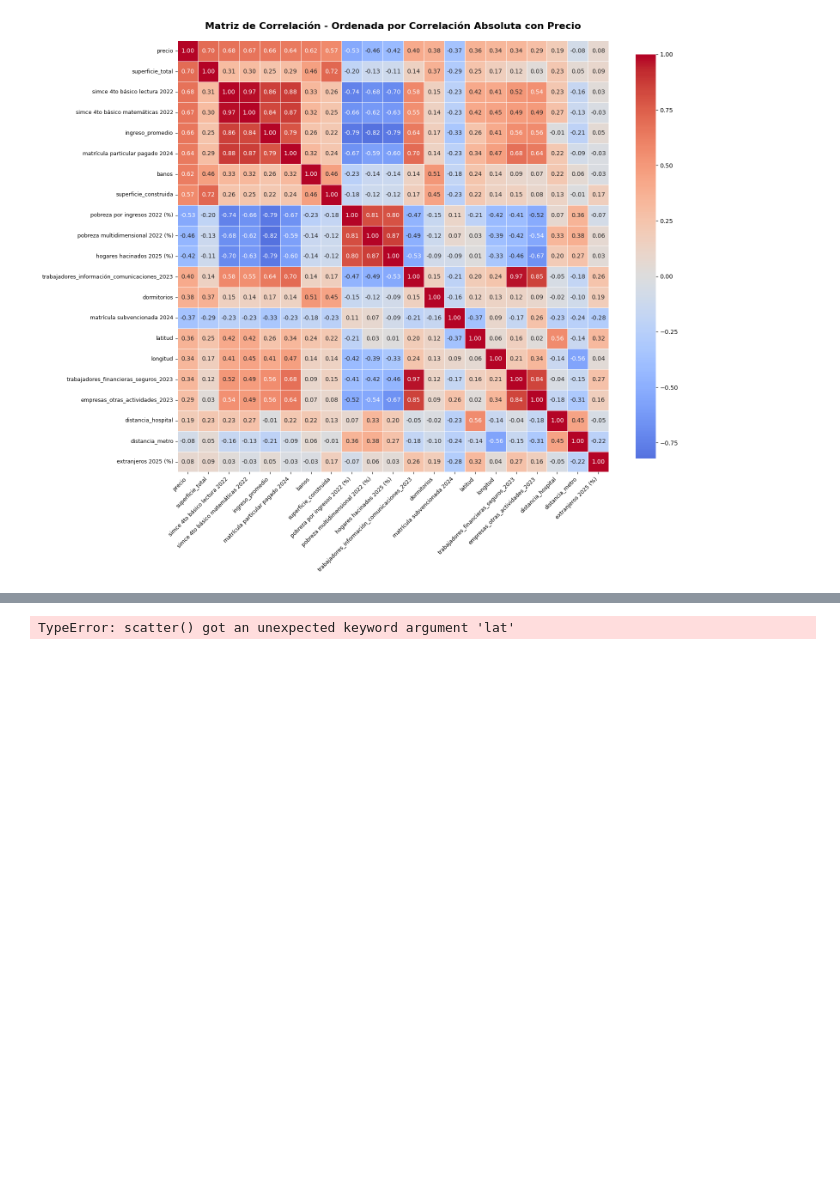
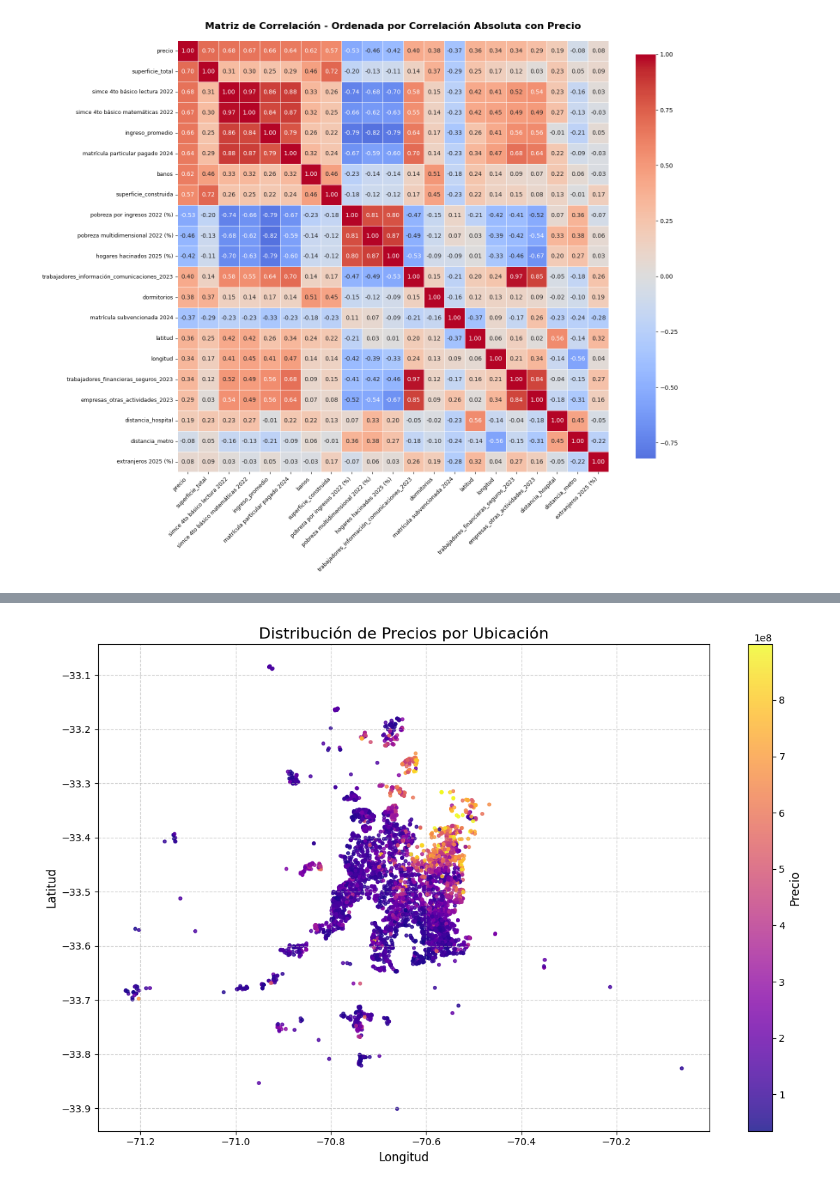
Before and after one commit to NicolasCortesLeon/Proyecto_Tesis, a Jupyter notebook: notebooks/5.EDA/5.1.EDA_variables_importantes.ipynb, the cells around one changed output, grey strips where cells are left out. Drawn from its saved outputs; the diff is of its cells as text; code cells hidden in the pictures; blank space fills up the shorter version.

Commit message:
actualizando mapa de calor erroneo

```diff
--- a/notebooks/5.EDA/5.1.EDA_variables_importantes.ipynb
+++ b/notebooks/5.EDA/5.1.EDA_variables_importantes.ipynb
@@ -226,28 +169,28 @@ fig.write_html("mapa_de_calor_precios.html")
 fig
-# %%
-import plotly.express as px
-
-# Asegúrate de que tu DataFrame 'df' esté cargado con 'latitud', 'longitud' y 'precio'
-# Ejemplo: df = pd.read_csv('tus_datos.csv')
-
-fig = px.scatter(df,
-                 lat='latitud',
-                 lon='longitud',
-                 color='precio', # Aquí especificamos que el color dependa del 'precio'
-                 size_max=10,    # Tamaño máximo de los puntos (ajusta si es necesario)
-                 opacity=0.8,    # Opacidad de los puntos
-                 title='Distribución de Precios por Ubicación',
-                 color_continuous_scale=px.colors.sequential.Viridis, # Escala de color
-                 # Puedes añadir un tooltip para ver info al pasar el ratón
-                 hover_name='precio', # Muestra el precio en el tooltip
-                 hover_data={'latitud': False, 'longitud': False, 'precio': True}, # Qué info mostrar
-                 mapbox_style="open-street-map", # Estilo del mapa de fondo
-                 zoom=8, # Ajusta el zoom inicial
-                 center=dict(lat=df['latitud'].mean(), lon=df['longitud'].mean()) # Centra el mapa
-                )
-
-fig.update_layout(margin={"r":0,"t":50,"l":0,"b":0})
-
-fig.show() # Para mostrar en un entorno interactivo como Jupyter
-# %% [output]
-TypeError: scatter() got an unexpected keyword argument 'lat'
+# %%
+
+import seaborn as sns
+import pandas as pd
+
+plt.figure(figsize=(12, 8))
+
+
+scatter = plt.scatter(x=df['longitud'],
+                      y=df['latitud'],
+                      c=df['precio'],
+                      cmap='plasma', # Puedes probar 'viridis', 'plasma', 'inferno', 'magma', 'RdYlBu', etc.
+                      s=10,
+                      alpha=0.8)
+
+plt.title('Distribución de Precios por Ubicación', fontsize=16)
+plt.xlabel('Longitud', fontsize=12)
+plt.ylabel('Latitud', fontsize=12)
+
+cbar = plt.colorbar(scatter)
+cbar.set_label('Precio', fontsize=12)
+
+plt.grid(True, linestyle='--', alpha=0.6)
+plt.tight_layout()
+plt.show()
+# %% [output]
+[figure, added]
```
Also changed, not shown: parts of 3 cells of this notebook.
